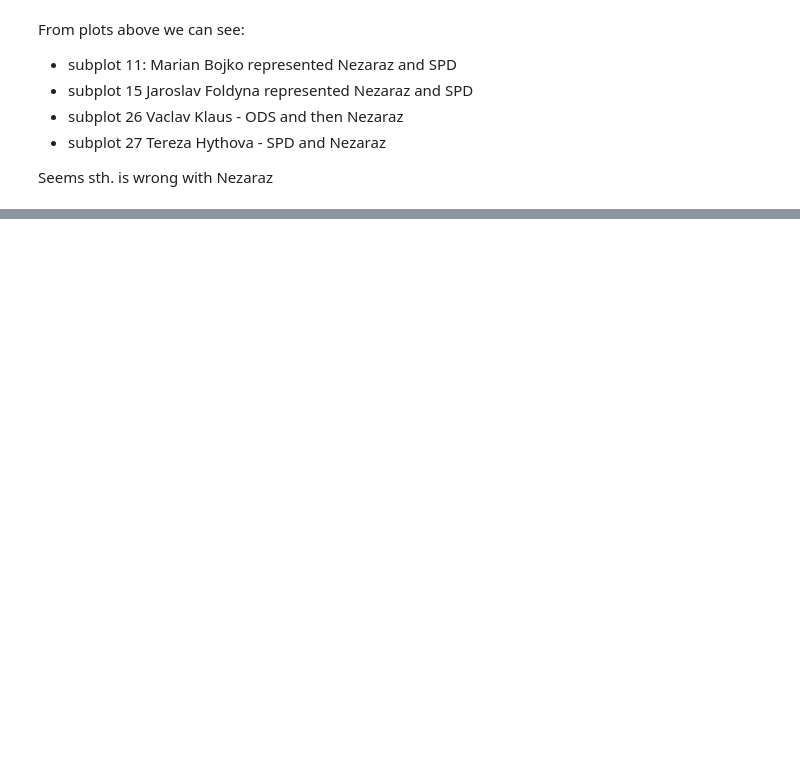
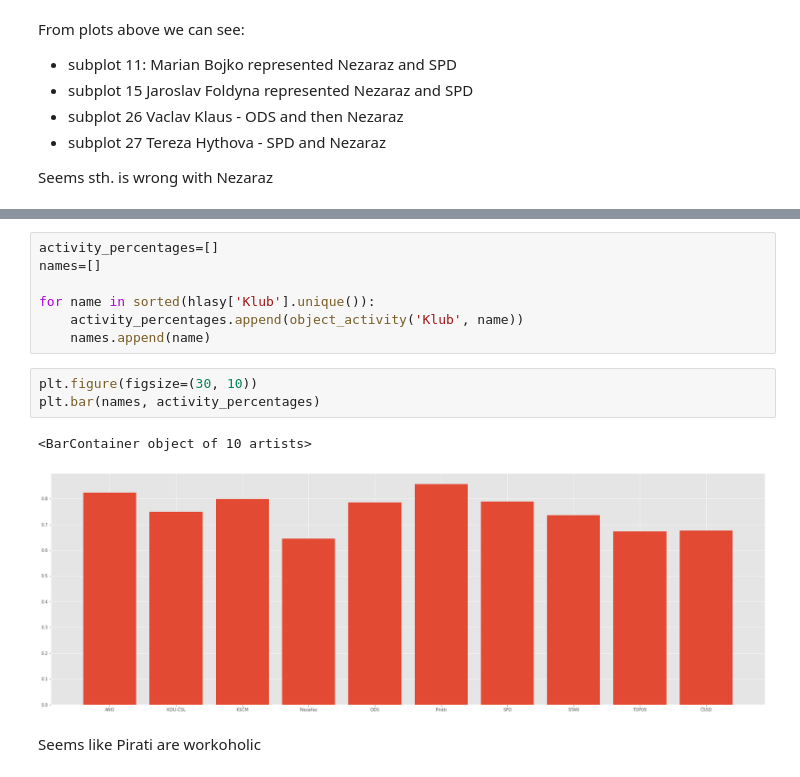
Before and after one commit to baturevychvitalii/data_science, a Jupyter notebook: 01/homework_01_B201.ipynb, the cells around one changed output, grey strips where cells are left out. Saved outputs shown, nothing was run; the diff lists cells and outputs as text; blank space fills up the shorter version.

```diff
--- a/01/homework_01_B201.ipynb
+++ b/01/homework_01_B201.ipynb
@@ -299,0 +339,15 @@ Seems sth. is wrong with Nezaraz
+# %%
+activity_percentages=[]
+names=[]
+
+for name in sorted(hlasy['Klub'].unique()):
+    activity_percentages.append(object_activity('Klub', name))
+    names.append(name)
+# %%
+plt.figure(figsize=(30, 10))
+plt.bar(names, activity_percentages)
+# %% [output]
+<BarContainer object of 10 artists>
+[figure, added]
+# %% [markdown]
+Seems like Pirati are workoholic
```
Also changed, not shown: parts of 11 cells of this notebook.
